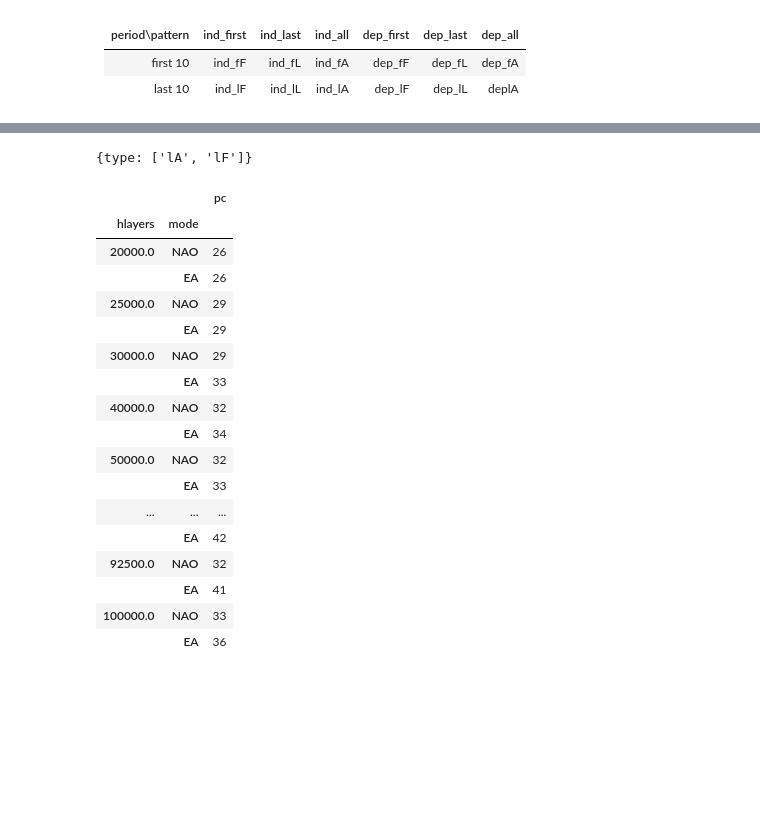
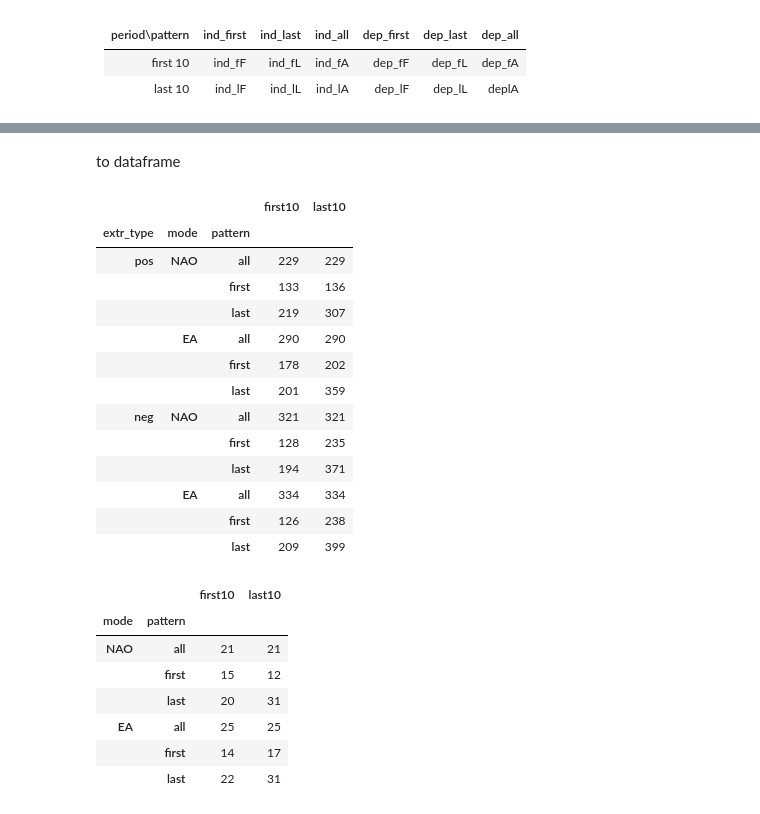
Before and after one commit to liuquan18/Teleconnection, a Jupyter notebook: scripts/IndexDiffPattern_analyze.ipynb, the cells around one changed output, grey strips where cells are left out. Drawn from its saved outputs; the diff is of its cells as text; code cells hidden in the pictures; blank space fills up the shorter version.

Commit message:
extreme account

```diff
--- a/scripts/IndexDiffPattern_analyze.ipynb
+++ b/scripts/IndexDiffPattern_analyze.ipynb
@@ -122,3 +99,0 @@ executing.executing.NotOneValueFound: Expected one value, found 0
-# %%
-ind_fA,ind_fF,ind_fL =[ sis.count_extreme(ind_fA),sis.count_extreme(ind_fF),sis.count_extreme(ind_fL)]
-dep_fA,dep_fF,dep_fL = [sis.count_extreme(dep_fA),sis.count_extreme(dep_fF),sis.count_extreme(dep_fL)]
@@ -127,8 +102,2 @@ last 10 period
 # %%
-ind_lA,ind_lF,ind_lL = sti.period_extreme([all_all_ind,all_first_ind,all_last_ind],
-period = 'last')
-dep_lA,dep_lF,dep_lL = sti.period_extreme([all_all_dep,all_first_dep,all_last_dep],
-period = 'last')
+dep_fA,dep_fF,dep_fL,dep_lA,dep_lF,dep_lL = sti.extreme_count([all_all_dep,all_first_dep,all_last_dep])
-# %%
-ind_lA,ind_lF,ind_lL = [sis.count_extreme(ind_lA),sis.count_extreme(ind_lF),sis.count_extreme(ind_lL)]
-dep_lA,dep_lF,dep_lL = [sis.count_extreme(dep_lA),sis.count_extreme(dep_lF),sis.count_extreme(dep_lL)]
@@ -159,25 +104,32 @@ Coordinates:
-# %%
-{type:['lA','lF']}
-# %% [output]
-{type: ['lA', 'lF']}
-# %%
-ind_lA.to_dataframe()
-# %% [output]
-|  |  | pc |
-| hlayers | mode |  |
-| 20000.0 | NAO | 26 |
-|  | EA | 26 |
-| 25000.0 | NAO | 29 |
-|  | EA | 29 |
-| 30000.0 | NAO | 29 |
-|  | EA | 33 |
-| 40000.0 | NAO | 32 |
-|  | EA | 34 |
-| 50000.0 | NAO | 32 |
-|  | EA | 33 |
-| ... | ... | ... |
-|  | EA | 42 |
-| 92500.0 | NAO | 32 |
-|  | EA | 41 |
-| 100000.0 | NAO | 33 |
-|  | EA | 36 |
+# %% [markdown]
+to dataframe
+# %%
+df = sis.extr_count_df([ind_fA,ind_fF,ind_fL,ind_lA,ind_lF,ind_lL])
+# %%
+df
+# %% [output]
+|  |  |  | first10 | last10 |
+| extr_type | mode | pattern |  |  |
+| pos | NAO | all | 229 | 229 |
+|  |  | first | 133 | 136 |
+|  |  | last | 219 | 307 |
+|  | EA | all | 290 | 290 |
+|  |  | first | 178 | 202 |
+|  |  | last | 201 | 359 |
+| neg | NAO | all | 321 | 321 |
+|  |  | first | 128 | 235 |
+|  |  | last | 194 | 371 |
+|  | EA | all | 334 | 334 |
+|  |  | first | 126 | 238 |
+|  |  | last | 209 | 399 |
+# %%
+df.loc['pos']
+# %% [output]
+|  |  | first10 | last10 |
+| mode | pattern |  |  |
+| NAO | all | 21 | 21 |
+|  | first | 15 | 12 |
+|  | last | 20 | 31 |
+| EA | all | 25 | 25 |
+|  | first | 14 | 17 |
+|  | last | 22 | 31 |
```
Also changed, not shown: parts of 13 cells of this notebook, 2 other files.
